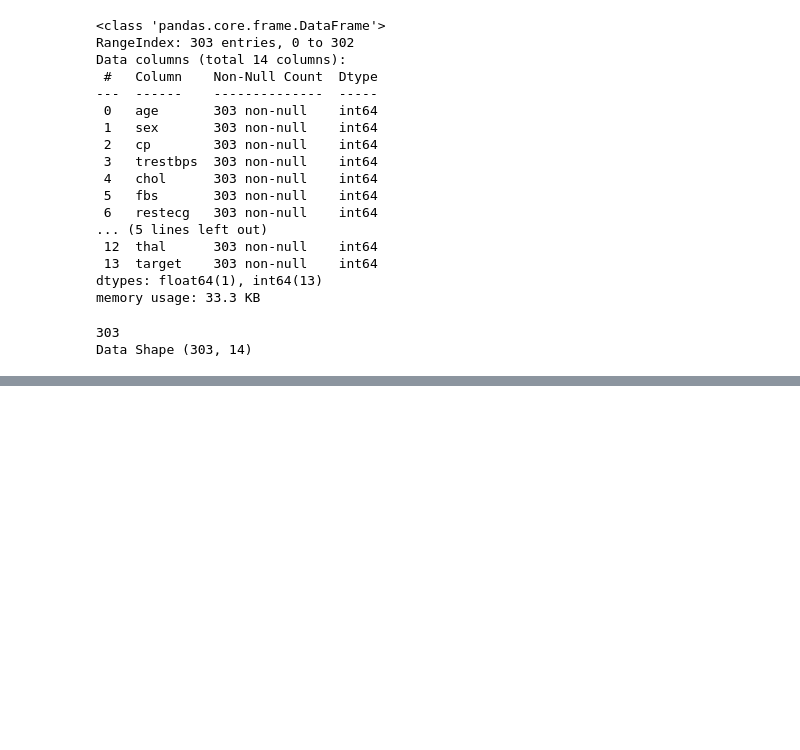
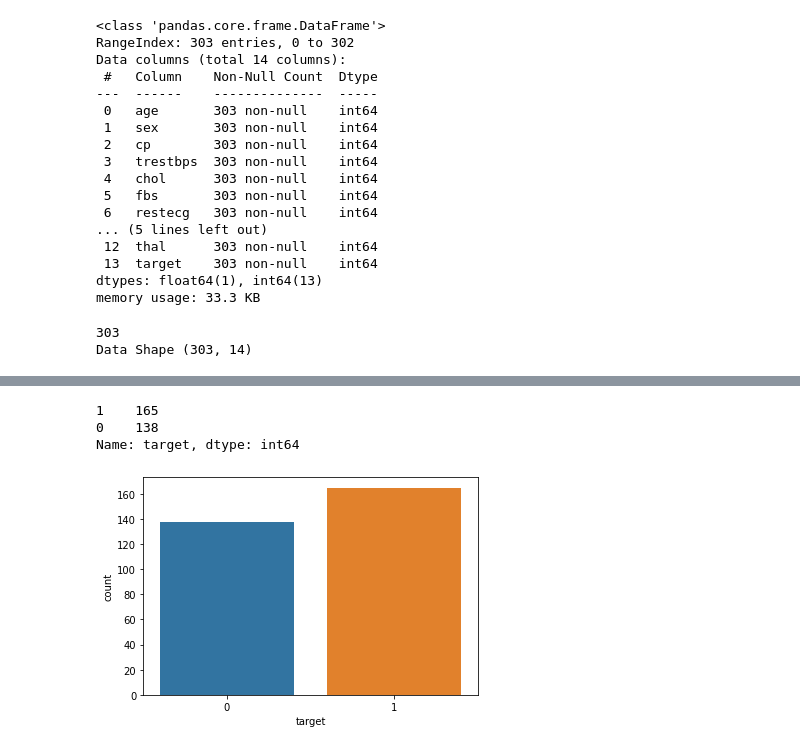
Before and after one commit to MyFirstVlog/ProyectFinalS3, a Jupyter notebook: proyectoFinalSenales3.ipynb, the cells around one changed output, grey strips where cells are left out. Cells and saved outputs as stored; diff of their text form; code cells hidden in the pictures; blank space fills up the shorter version.

```diff
--- a/proyectoFinalSenales3.ipynb
+++ b/proyectoFinalSenales3.ipynb
@@ -62,0 +101,8 @@ Data Shape (303, 14)
+# %%
+sns.countplot(data['target'])
+print(data.target.value_counts())
+# %% [output]
+1    165
+0    138
+Name: target, dtype: int64
+[figure, added]
```
Also changed, not shown: parts of 19 cells of this notebook.
